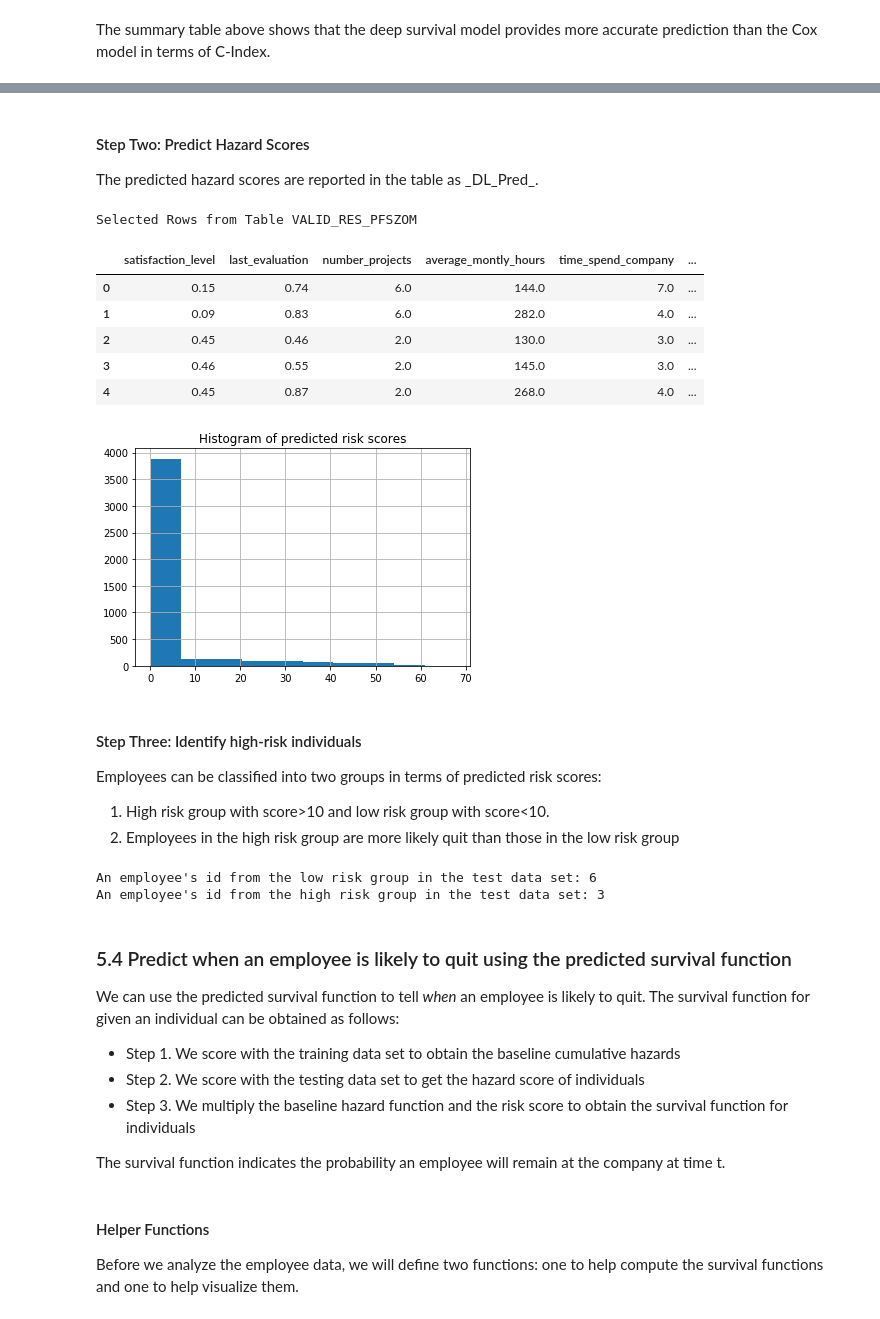
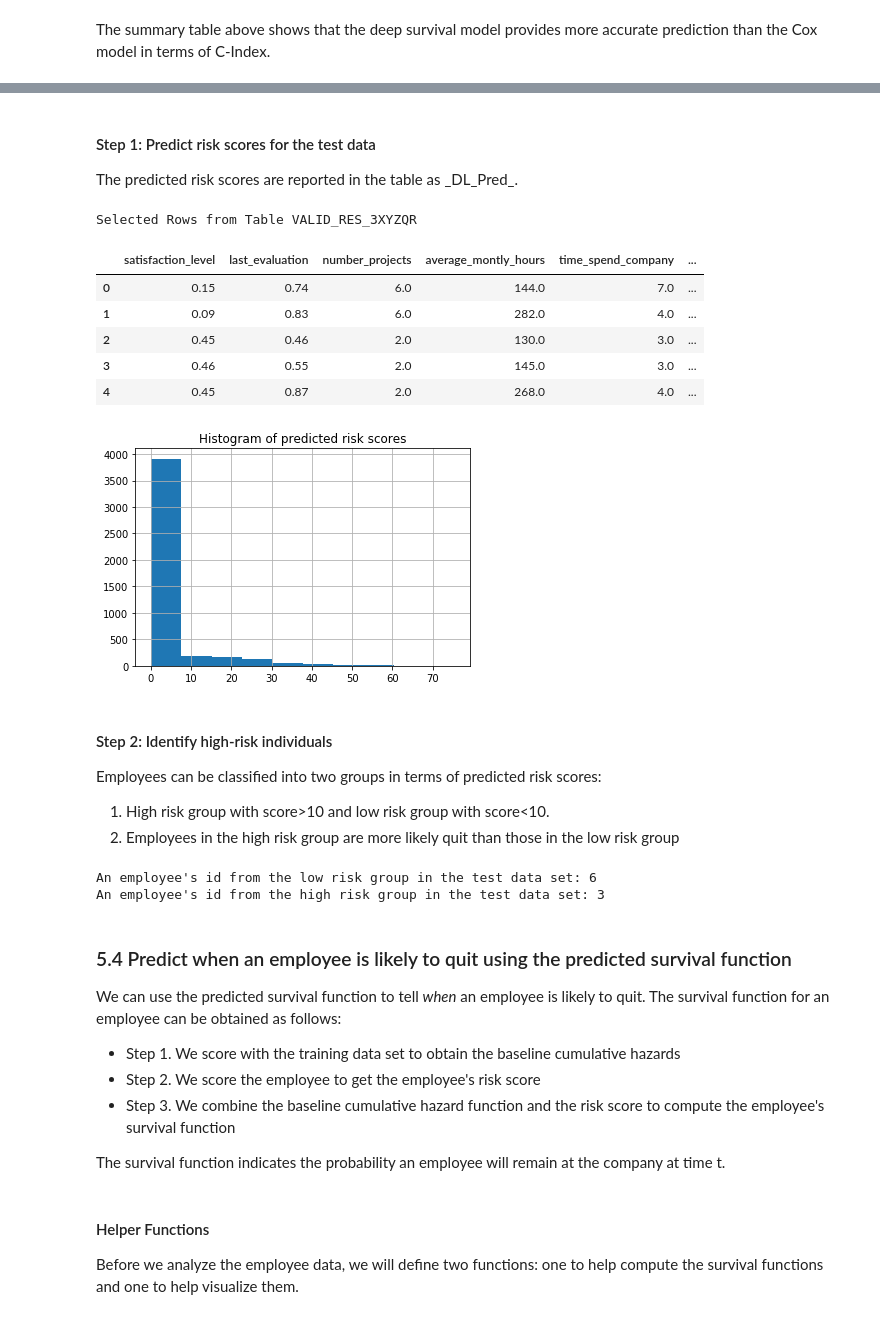
Before and after one commit to sassoftware/python-dlpy, a Jupyter notebook: examples/survival_analysis/Survival_Analysis_Employee_Churn_Analysis.ipynb, the cells around one changed output, grey strips where cells are left out. Cells and saved outputs as stored; diff of their text form; code cells hidden in the pictures.

Commit message:
Survival Example Notebook edits

```diff
--- a/examples/survival_analysis/Survival_Analysis_Employee_Churn_Analysis.ipynb
+++ b/examples/survival_analysis/Survival_Analysis_Employee_Churn_Analysis.ipynb
@@ -55,9 +54,9 @@ from dlpy.sequential import Sequential
 from dlpy.lr_scheduler import *
 # %%
 # Start a CAS session
-host_name='cloud.example.com'
-port_number='5570'
-s = CAS(host_name, port_number)
+your_host_name='cloud.example.com'
+your_port_number='5570'
+s = CAS(your_host_name, your_port_number)
 # %% [markdown]
 ## 2. The Employee Attrition Data <a name="EDA"></a>
 You can find [the employee attrition data set](https://github.com/square/pysurvival/blob/master/pysurvival/datasets/employee_attrition.csv)  from [PySurvival](https://square.github.io/pysurvival/index.html). Because it is a fairly small data set we can do some preliminary exploratory data analysis using DataFrames.
@@ -483,12 +455,13 @@ print(score_trainTbl)
 # %% [markdown]
-#### Step Two: Predict Hazard Scores
-The predicted hazard scores are reported in the table as \_DL_Pred_.
+#### Step 1: Predict risk scores for the test data
+The predicted risk scores are reported in the table as \_DL_Pred_.
 # %%
+surv_model = deepSurvModel
 surv_model.predict(testTbl)
-predicted_hazard  = surv_model.valid_res_tbl
-predicted_hazard.head()
+predicted_risk = surv_model.valid_res_tbl
+predicted_risk.head()
 # %% [output]
-Selected Rows from Table VALID_RES_PFSZOM
+Selected Rows from Table VALID_RES_3XYZQR
 |  | satisfaction_level | last_evaluation | number_projects | average_montly_hours | time_spend_company | ... |
 | 0 | 0.15 | 0.74 | 6.0 | 144.0 | 7.0 | ... |
 | 1 | 0.09 | 0.83 | 6.0 | 282.0 | 4.0 | ... |
@@ -496,13 +469,13 @@ Selected Rows from Table VALID_RES_PFSZOM
 | 3 | 0.46 | 0.55 | 2.0 | 145.0 | 3.0 | ... |
 | 4 | 0.45 | 0.87 | 2.0 | 268.0 | 4.0 | ... |
 # %%
-predicted_hazard["_DL_Pred_"].hist(bins=10)
+predicted_risk["_DL_Pred_"].hist(bins=10)
 plt.title("Histogram of predicted risk scores")
 plt.show()
 # %% [output]
-[figure, old version]
+[figure, new version]
 # %% [markdown]
-#### Step Three: Identify high-risk individuals
+#### Step 2: Identify high-risk individuals
 Employees can be classified into two groups in terms of predicted risk scores:
 1. High risk group with score>10 and low risk group with score<10.
 2. Employees in the high risk group are more likely quit than those in the low risk group
@@ -527,10 +502,10 @@ An employee's id from the low risk group in the test data set: 6
 An employee's id from the high risk group in the test data set: 3
 # %% [markdown]
 ### 5.4 Predict when an employee is likely to quit using the predicted survival function <a id="predict-time">
-We can use the predicted survival function to tell *when* an employee is likely to quit. The survival function for given an individual can be obtained as follows:
+We can use the predicted survival function to tell *when* an employee is likely to quit. The survival function for an employee can be obtained as follows:
 - Step 1. We score with the training data set to obtain the baseline cumulative hazards
-- Step 2. We score with the testing data set to get the hazard score of individuals
-- Step 3. We multiply the baseline hazard function and the risk score to obtain the survival function for individuals
+- Step 2. We score the employee to get the employee's risk score
+- Step 3. We combine the baseline cumulative hazard function and the risk score to compute the employee's survival function
 
 The survival function indicates the probability an employee will remain at the company at time t.
 # %% [markdown]
```
Also changed, not shown: parts of 43 cells of this notebook.
